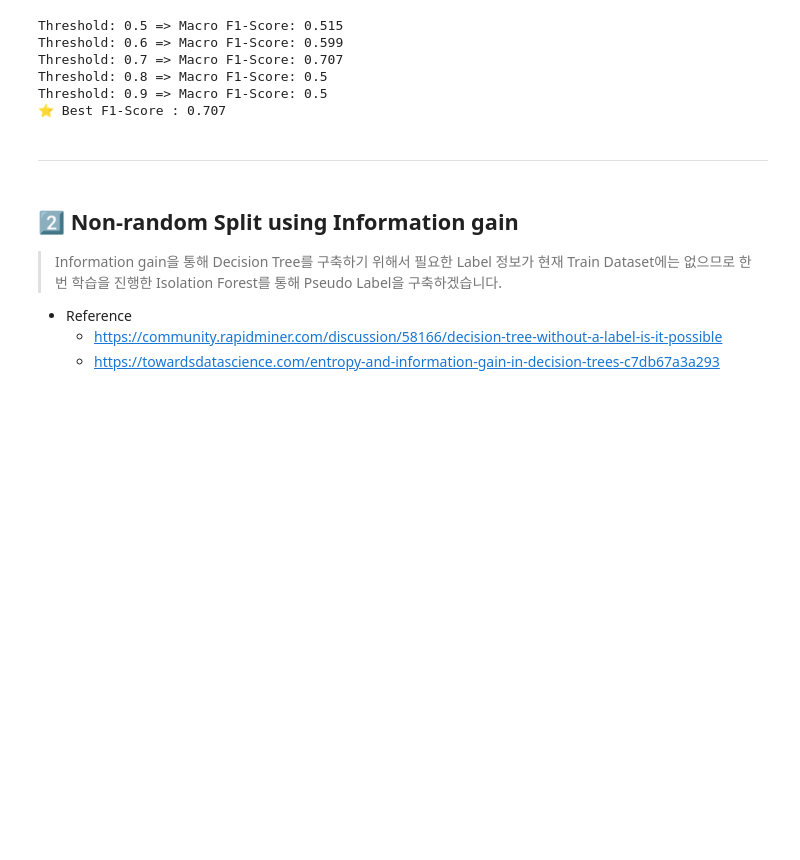
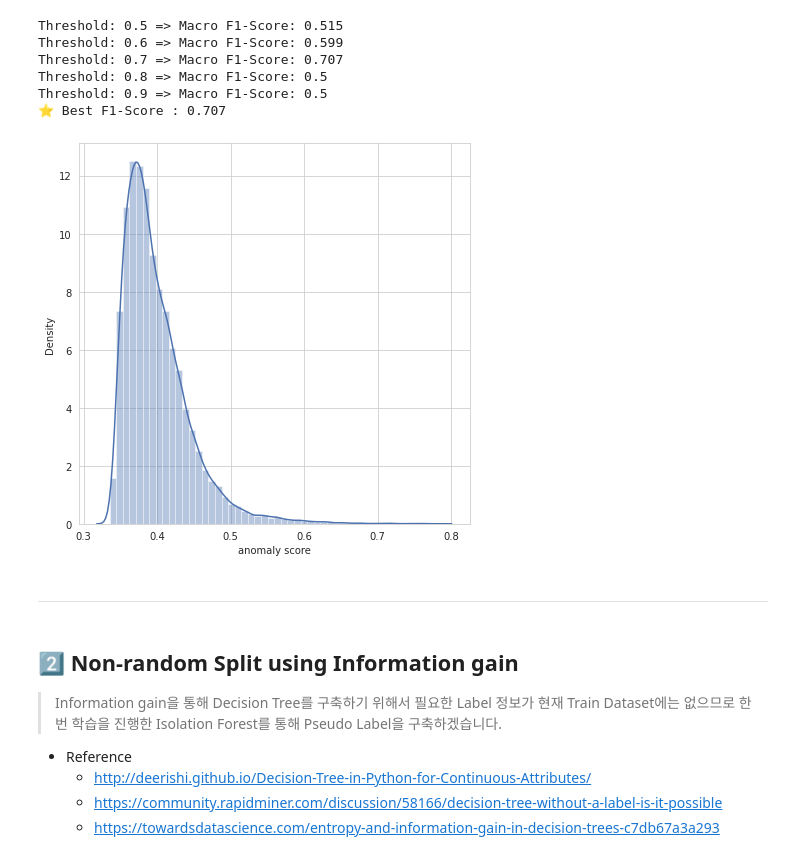
Before and after one commit to ohsuz/2022-2-Business-Analytics-Assignments, a Jupyter notebook: [Chapter 3] Isolation Forest.ipynb, the cells around one changed output. Saved outputs shown, nothing was run; the diff lists cells and outputs as text; code cells hidden in the pictures; blank space fills up the shorter version.

```diff
--- a/[Chapter 3] Isolation Forest.ipynb
+++ b/[Chapter 3] Isolation Forest.ipynb
@@ -334,12 +334,17 @@ Threshold: 0.7 => Macro F1-Score: 0.707
 Threshold: 0.8 => Macro F1-Score: 0.5
 Threshold: 0.9 => Macro F1-Score: 0.5
 ⭐️ Best F1-Score : 0.707
+# %%
+visualize(exp_ss_results[512])
+# %% [output]
+[figure, added]
 # %% [markdown]
 ---
 # %% [markdown]
 ## 2️⃣ Non-random Split using Information gain
 > Information gain을 통해 Decision Tree를 구축하기 위해서 필요한 Label 정보가 현재 Train Dataset에는 없으므로 한번 학습을 진행한 Isolation Forest를 통해 Pseudo Label을 구축하겠습니다.
 - Reference
+    - http://deerishi.github.io/Decision-Tree-in-Python-for-Continuous-Attributes/
     - https://community.rapidminer.com/discussion/58166/decision-tree-without-a-label-is-it-possible
     - https://towardsdatascience.com/entropy-and-information-gain-in-decision-trees-c7db67a3a293
 # %%
```
Also changed, not shown: parts of 8 cells of this notebook.
